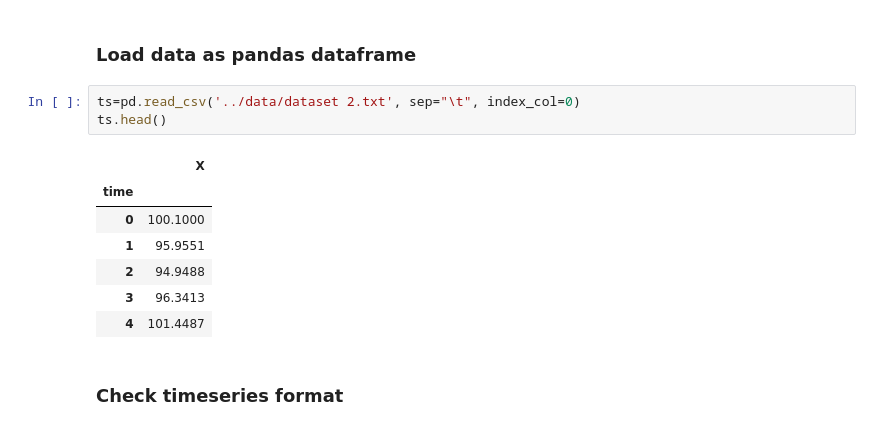
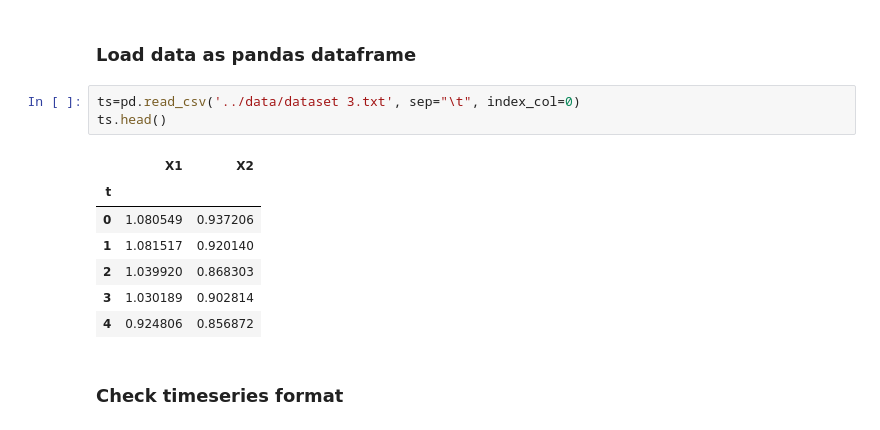
Before and after one commit to gossips/earlywarningsignals, a Jupyter notebook: code/Vignette_EWS.ipynb, the cells around one changed output. Cells and saved outputs as stored; diff of their text form.

```diff
--- a/code/Vignette_EWS.ipynb
+++ b/code/Vignette_EWS.ipynb
@@ -19,16 +19,16 @@ import matplotlib.pyplot as plt
 # %% [markdown]
 ### Load data as pandas dataframe
 # %%
-ts=pd.read_csv('../data/dataset 2.txt', sep="\t", index_col=0)
+ts=pd.read_csv('../data/dataset 3.txt', sep="\t", index_col=0)
 ts.head()
 # %% [output]
-|  | X |
-| time |  |
-| 0 | 100.1000 |
-| 1 | 95.9551 |
-| 2 | 94.9488 |
-| 3 | 96.3413 |
-| 4 | 101.4487 |
+|  | X1 | X2 |
+| t |  |  |
+| 0 | 1.080549 | 0.937206 |
+| 1 | 1.081517 | 0.920140 |
+| 2 | 1.039920 | 0.868303 |
+| 3 | 1.030189 | 0.902814 |
+| 4 | 0.924806 | 0.856872 |
 # %% [markdown]
 ### Check timeseries format
 # %% [markdown]
```
Also changed, not shown: parts of 3 cells of this notebook.
